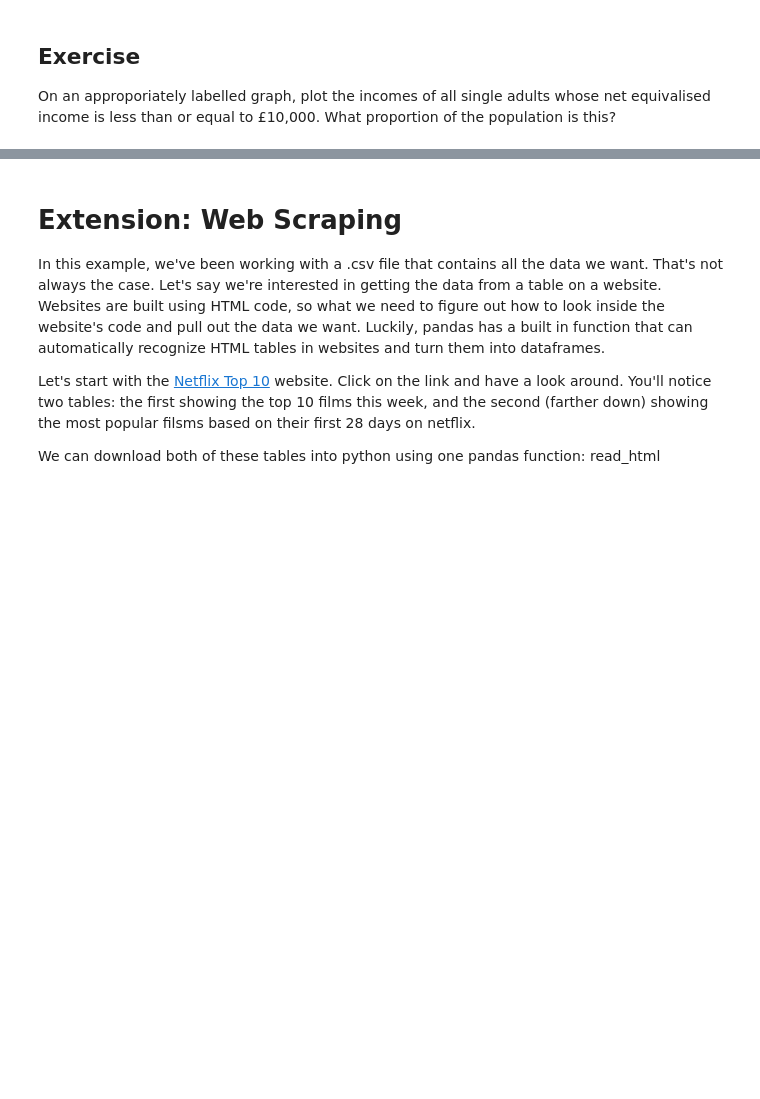
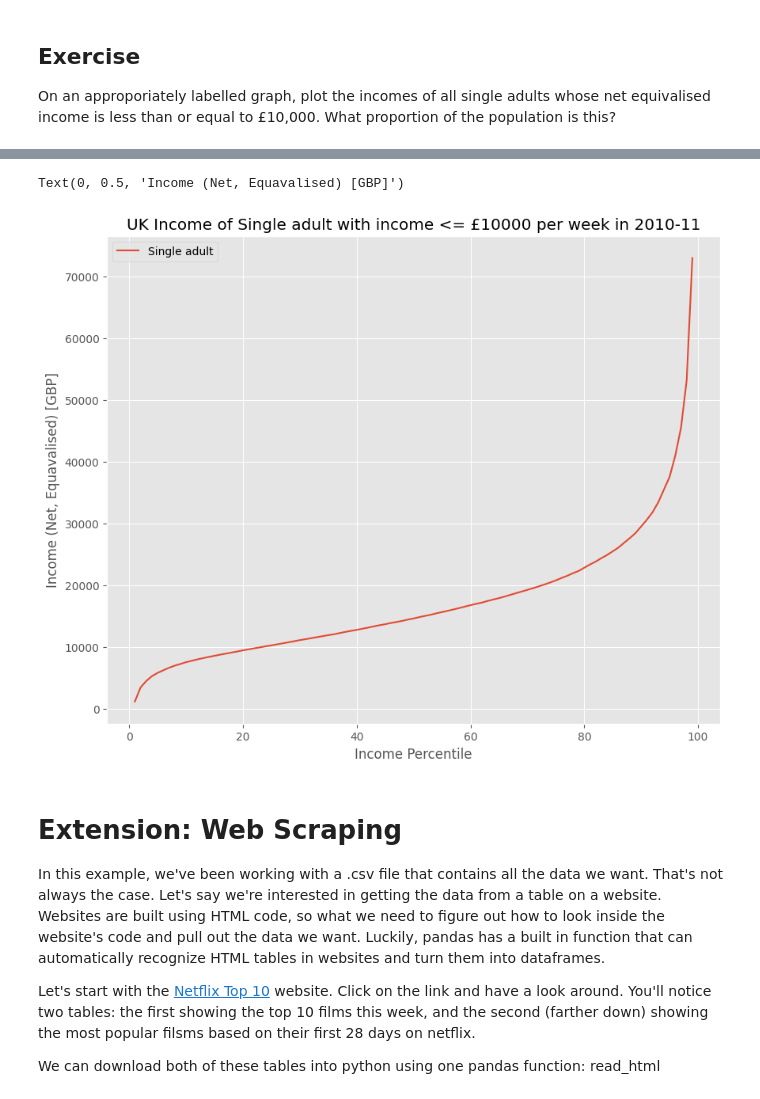
Before and after one commit to zoemarie28/QM2, a Jupyter notebook: notebooks/W02. Pandas.ipynb, the cells around one changed output, grey strips where cells are left out. Drawn from its saved outputs; the diff is of its cells as text; code cells hidden in the pictures; blank space fills up the shorter version.

```diff
--- a/notebooks/W02. Pandas.ipynb
+++ b/notebooks/W02. Pandas.ipynb
@@ -380,3 +421,8 @@ We won't dwell on comparative operative, here we've used ">" to mean "is greater
 # %% [markdown]
 ## Exercise
 On an approporiately labelled graph, plot the incomes of all single adults whose net equivalised income is less than or equal to £10,000. What proportion of the population is this?
+# %%
+clean = income[['Single adult']]
+clean = clean.replace(',', '', regex=True)
+clean = clean.replace('-', 'NaN', regex=True).astype('float')
+clean[clean['Single adult']<=10000]
@@ -383,3 +448,11 @@ On an approporiately labelled graph, plot the incomes of all single adults whose
+# %%
+clean.plot()
+plt.title('UK Income of Single adult with income <= £10000 per week in 2010-11')
+plt.xlabel('Income Percentile')
+plt.ylabel('Income (Net, Equavalised) [GBP]')
+# %% [output]
+Text(0, 0.5, 'Income (Net, Equavalised) [GBP]')
+[figure, added]
 # %% [markdown]
 # Extension: Web Scraping
 
```
Also changed, not shown: parts of 18 cells of this notebook.
